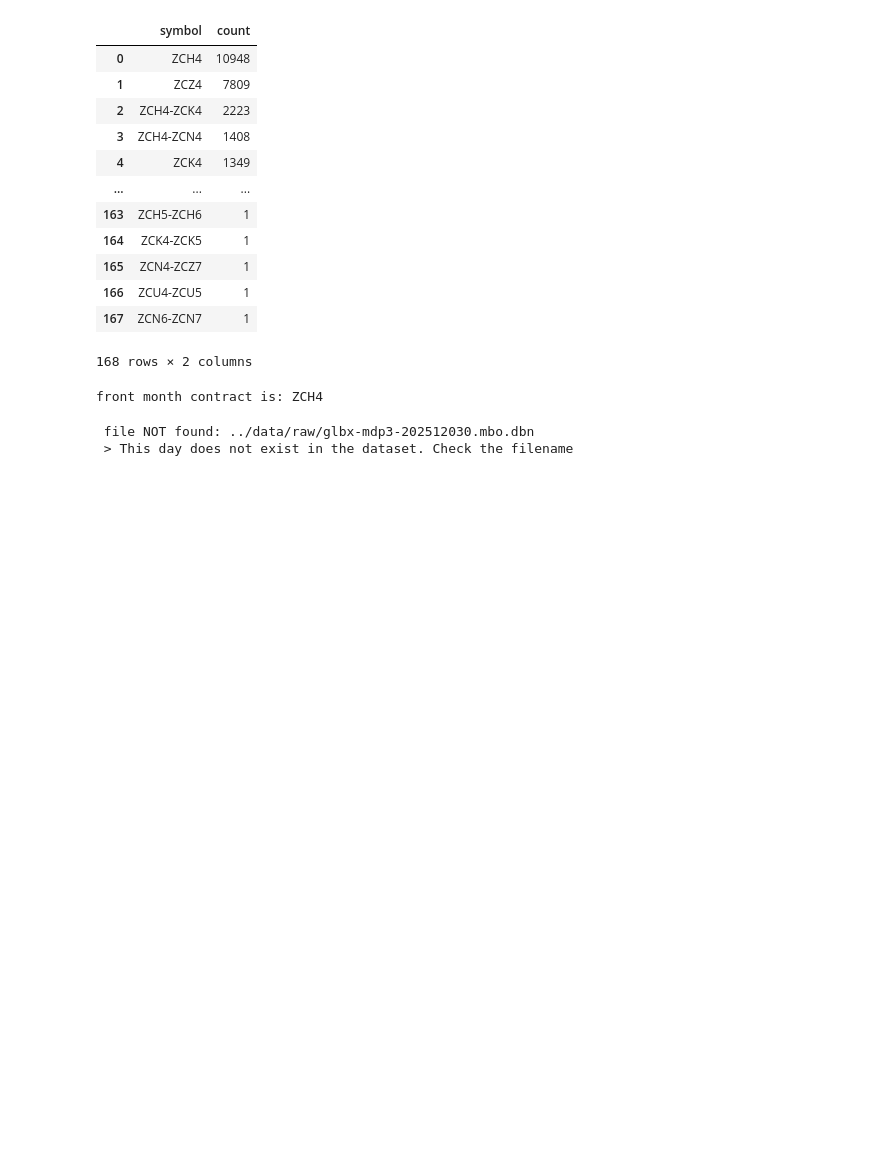
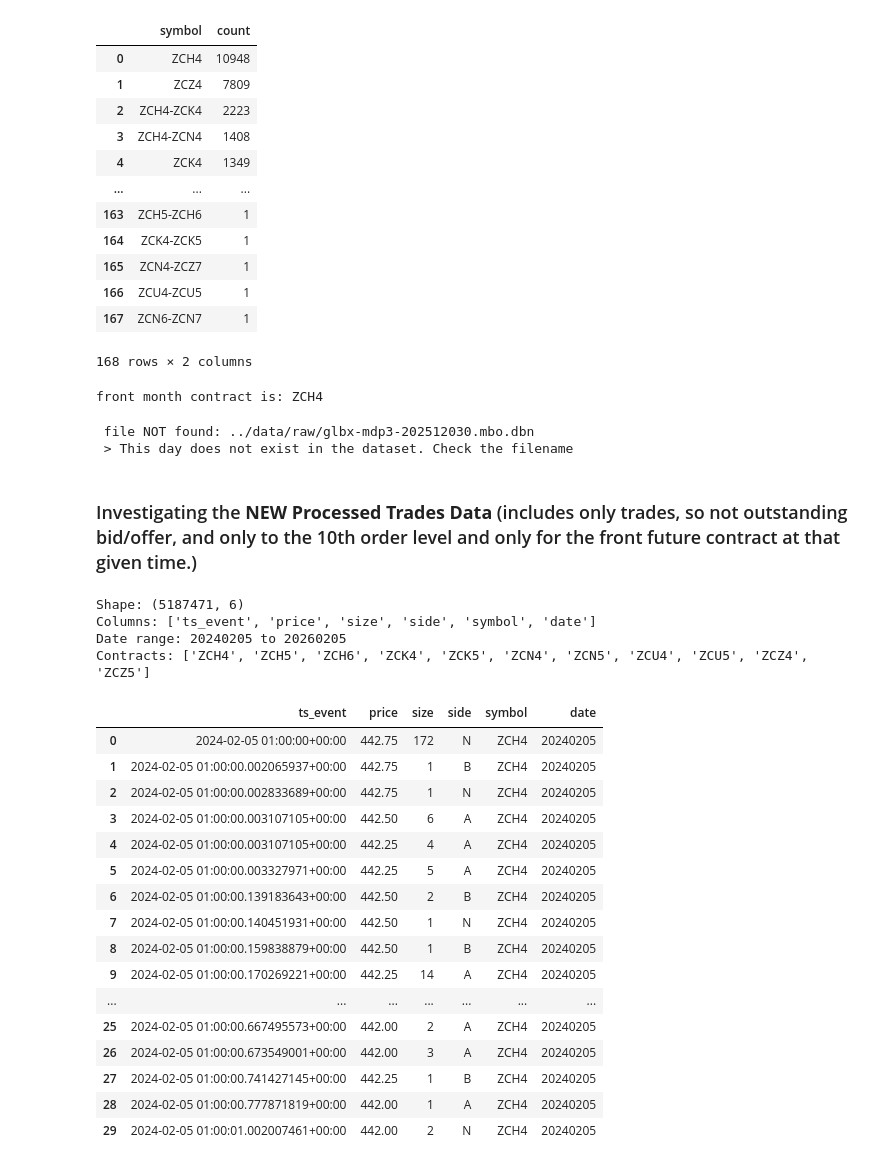
Before and after one commit to DanielNBray/corn_futures_research, a Jupyter notebook: notebooks/01_data_exploration.ipynb, the cells around one changed output. Drawn from its saved outputs; the diff is of its cells as text; code cells hidden in the pictures; blank space fills up the shorter version.

Commit message:
investigating the NEW processed trade data, looks good so far!

```diff
--- a/notebooks/01_data_exploration.ipynb
+++ b/notebooks/01_data_exploration.ipynb
@@ -228,3 +230,35 @@ show_info_for_single_day_data(data_path)
 # %% [output]
  file NOT found: ../data/raw/glbx-mdp3-202512030.mbo.dbn
  > This day does not exist in the dataset. Check the filename
+# %% [markdown]
+### Investigating the **NEW Processed Trades Data** (includes only trades, so not outstanding bid/offer, and only to the 10th order level and only for the front future contract at that given time.)
+# %%
+import pandas as pd
+processed_trades_data = pd.read_parquet("../data/processed/front_month_trades.parquet")
+print(f"Shape: {processed_trades_data.shape}")        # (number_of_trades, number_of_columns)
+print(f"Columns: {processed_trades_data.columns.tolist()}")
+print(f"Date range: {processed_trades_data['date'].min()} to {processed_trades_data['date'].max()}")
+print(f"Contracts: {sorted(processed_trades_data['symbol'].unique())}")
+processed_trades_data.head(30)
+# %% [output]
+Shape: (5187471, 6)
+Columns: ['ts_event', 'price', 'size', 'side', 'symbol', 'date']
+Date range: 20240205 to 20260205
+Contracts: ['ZCH4', 'ZCH5', 'ZCH6', 'ZCK4', 'ZCK5', 'ZCN4', 'ZCN5', 'ZCU4', 'ZCU5', 'ZCZ4', 'ZCZ5']
+|  | ts_event | price | size | side | symbol | date |
+| 0 | 2024-02-05 01:00:00+00:00 | 442.75 | 172 | N | ZCH4 | 20240205 |
+| 1 | 2024-02-05 01:00:00.002065937+00:00 | 442.75 | 1 | B | ZCH4 | 20240205 |
+| 2 | 2024-02-05 01:00:00.002833689+00:00 | 442.75 | 1 | N | ZCH4 | 20240205 |
+| 3 | 2024-02-05 01:00:00.003107105+00:00 | 442.50 | 6 | A | ZCH4 | 20240205 |
+| 4 | 2024-02-05 01:00:00.003107105+00:00 | 442.25 | 4 | A | ZCH4 | 20240205 |
+| 5 | 2024-02-05 01:00:00.003327971+00:00 | 442.25 | 5 | A | ZCH4 | 20240205 |
+| 6 | 2024-02-05 01:00:00.139183643+00:00 | 442.50 | 2 | B | ZCH4 | 20240205 |
+| 7 | 2024-02-05 01:00:00.140451931+00:00 | 442.50 | 1 | N | ZCH4 | 20240205 |
+| 8 | 2024-02-05 01:00:00.159838879+00:00 | 442.50 | 1 | B | ZCH4 | 20240205 |
+| 9 | 2024-02-05 01:00:00.170269221+00:00 | 442.25 | 14 | A | ZCH4 | 20240205 |
+| ... | ... | ... | ... | ... | ... | ... |
+| 25 | 2024-02-05 01:00:00.667495573+00:00 | 442.00 | 2 | A | ZCH4 | 20240205 |
+| 26 | 2024-02-05 01:00:00.673549001+00:00 | 442.00 | 3 | A | ZCH4 | 20240205 |
+| 27 | 2024-02-05 01:00:00.741427145+00:00 | 442.25 | 1 | B | ZCH4 | 20240205 |
+| 28 | 2024-02-05 01:00:00.777871819+00:00 | 442.00 | 1 | A | ZCH4 | 20240205 |
+| 29 | 2024-02-05 01:00:01.002007461+00:00 | 442.00 | 2 | N | ZCH4 | 20240205 |
```
Also changed, not shown: parts of 1 cell of this notebook.
